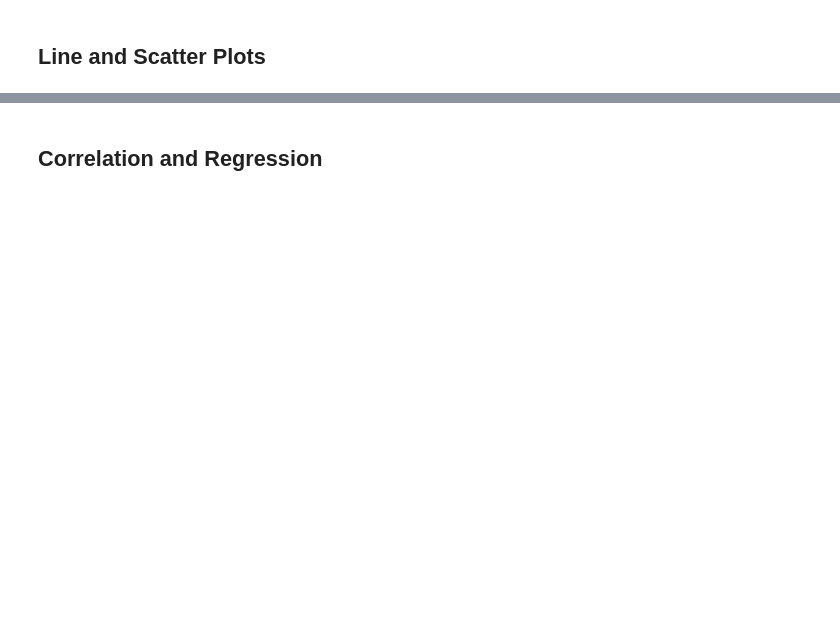
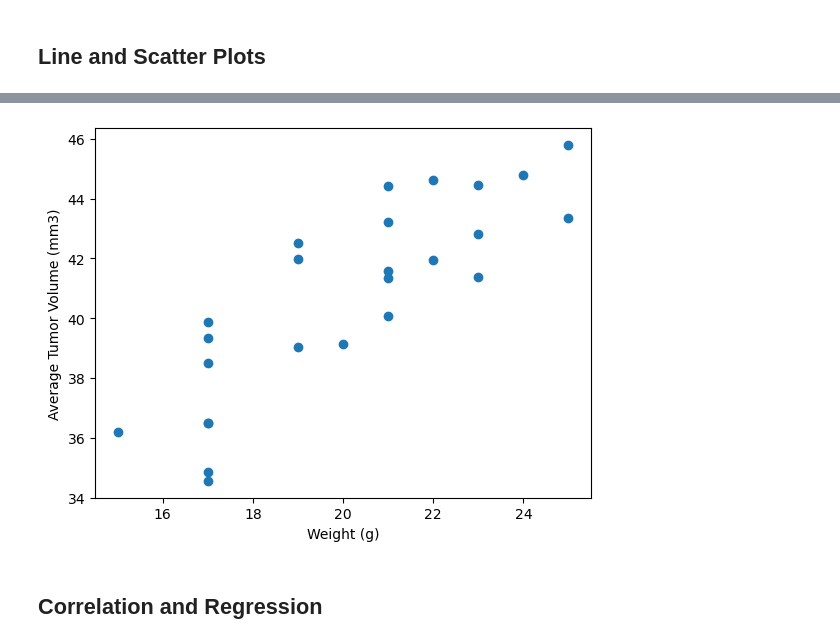
Before and after one commit to tokarczykbl/Pymaceuticals, a Jupyter notebook: pymaceuticals_starter.ipynb, the cells around one changed output, grey strips where cells are left out. Saved outputs shown, nothing was run; the diff lists cells and outputs as text; code cells hidden in the pictures; blank space fills up the shorter version.

```diff
--- a/pymaceuticals_starter.ipynb
+++ b/pymaceuticals_starter.ipynb
@@ -250,2 +282,18 @@ quartiles =
+# %%
+# Generate a scatter plot of mouse weight vs. the average observed tumor volume for the entire Capomulin regimen
+# creating a df that filters only on Capomulin
+capomulin_df = merge_mouse_data_clean[merge_mouse_data_clean["Drug Regimen"]=='Capomulin']
+
+# creating a df from above Capomulin df that finds the average weight of each mouse (weight never changed) so average is static, and the mean tumor volume for each mouse
+average_tumor_volume = capomulin_df.groupby('Mouse ID').agg({'Weight (g)': 'mean', 'Tumor Volume (mm3)':'mean'}).reset_index()
+
+# creating scatter plot and formatting labels
+plt.scatter(average_tumor_volume['Weight (g)'], average_tumor_volume["Tumor Volume (mm3)"])
+plt.xlabel('Weight (g)')
+plt.ylabel('Average Tumor Volume (mm3)')
+
+plt.show()
+# %% [output]
+[figure, added]
 # %% [markdown]
 ## Correlation and Regression
```
Also changed, not shown: parts of 7 cells of this notebook, 2 other files.
